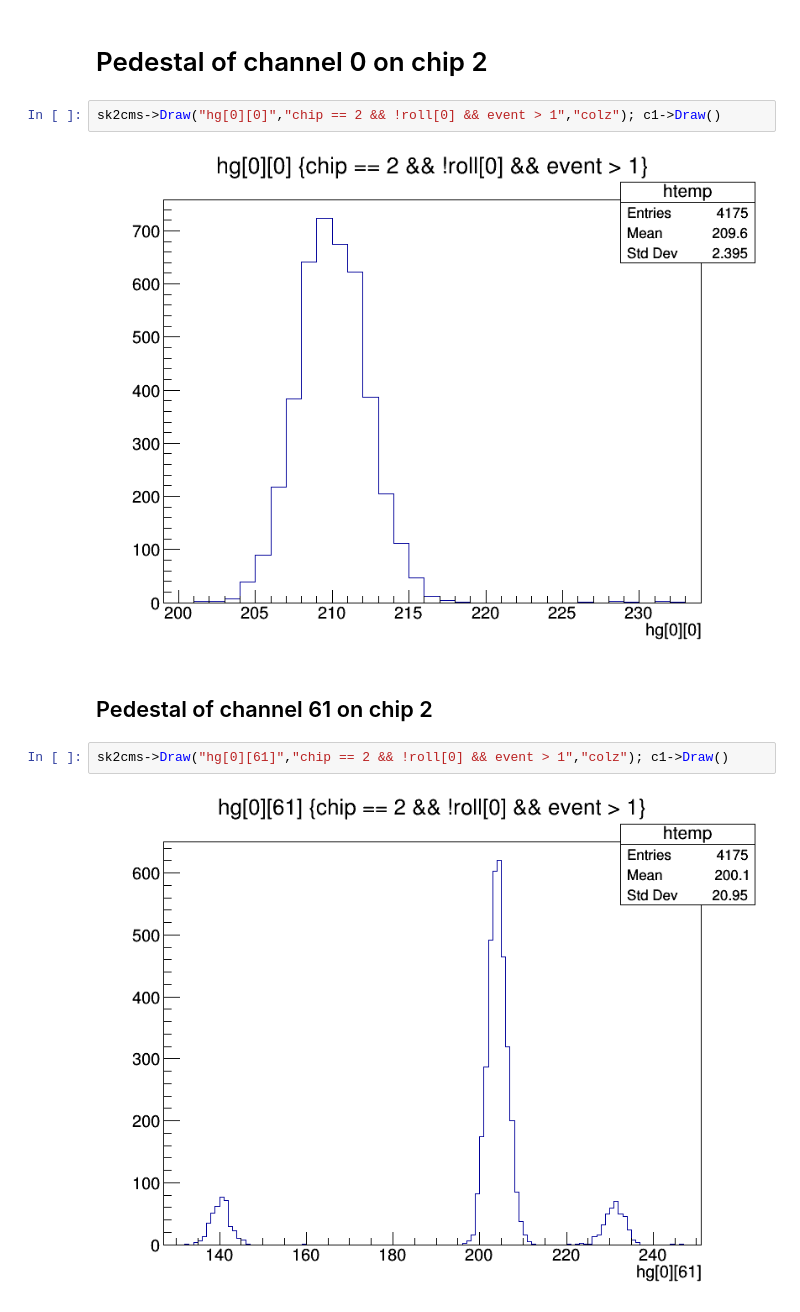
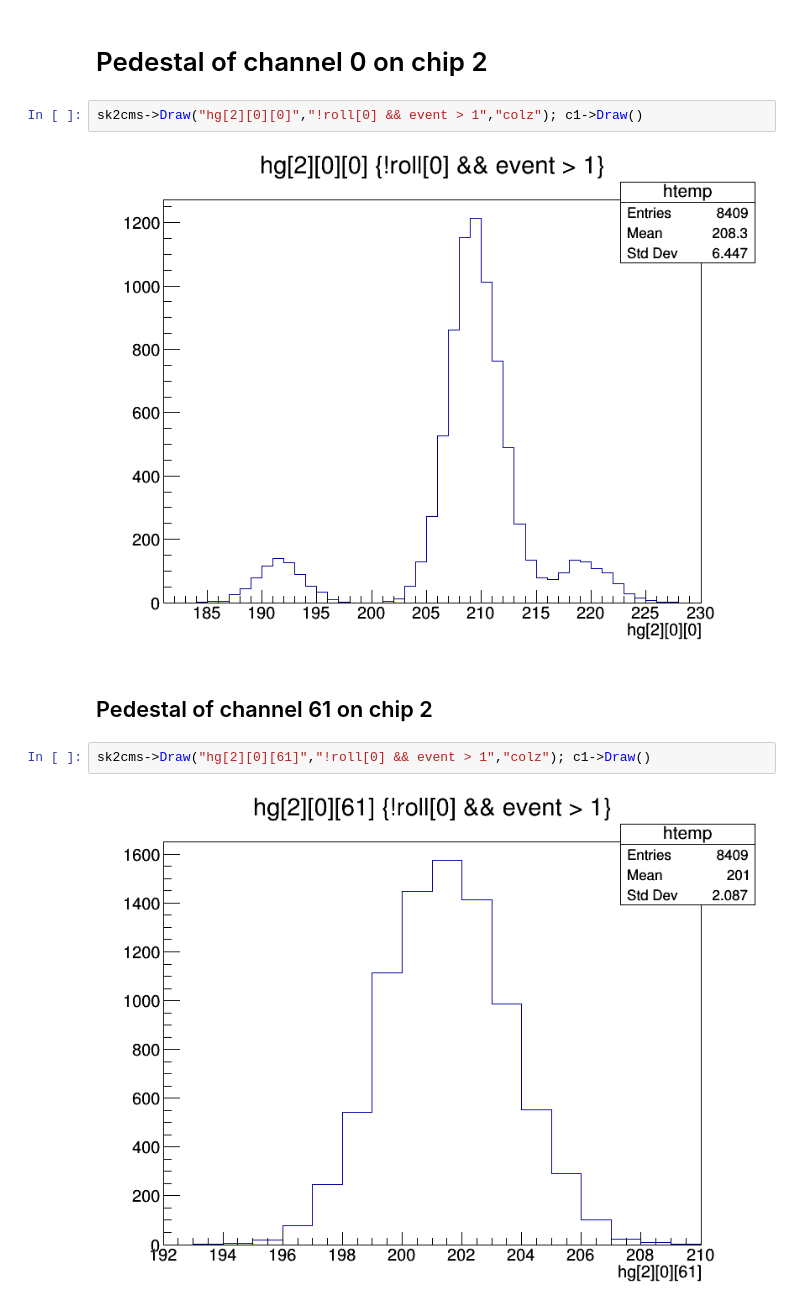
Before and after one commit to artlbv/HexaBoardAnalyzer, a Jupyter notebook: notebooks/Hexaboard_Correlations-Copy1.ipynb, the cells around one changed output. Cells and saved outputs as stored; diff of their text form.

```diff
--- a/notebooks/Hexaboard_Correlations-Copy1.ipynb
+++ b/notebooks/Hexaboard_Correlations-Copy1.ipynb
@@ -35,13 +37,13 @@ sk2cms->Draw("hg[0][0]:hg[0][43]","chip == 0 && !roll[0] && event > 1","colz");
 # %% [markdown]
 # Pedestal of channel 0 on chip 2
 # %%
-sk2cms->Draw("hg[0][0]","chip == 2 && !roll[0] && event > 1","colz"); c1->Draw()
+sk2cms->Draw("hg[2][0][0]","!roll[0] && event > 1","colz"); c1->Draw()
 # %% [output]
-[figure, old version]
+[figure, new version]
 # %% [markdown]
 ## Pedestal of channel 61 on chip 2
 # %%
-sk2cms->Draw("hg[0][61]","chip == 2 && !roll[0] && event > 1","colz"); c1->Draw()
+sk2cms->Draw("hg[2][0][61]","!roll[0] && event > 1","colz"); c1->Draw()
 # %% [output]
-[figure, old version]
+[figure, new version]
 # %% [markdown]
```
Also changed, not shown: parts of 17 cells of this notebook, 2 other files.
